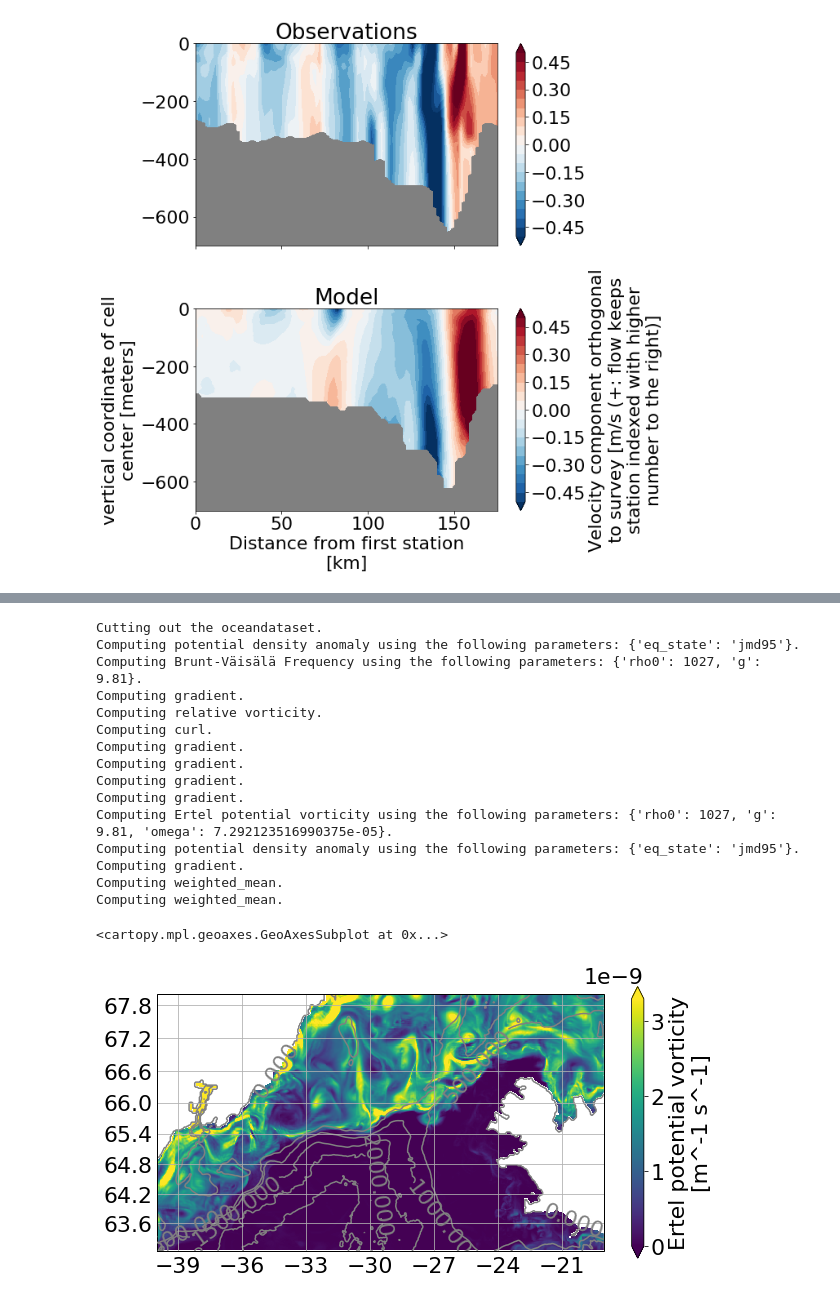
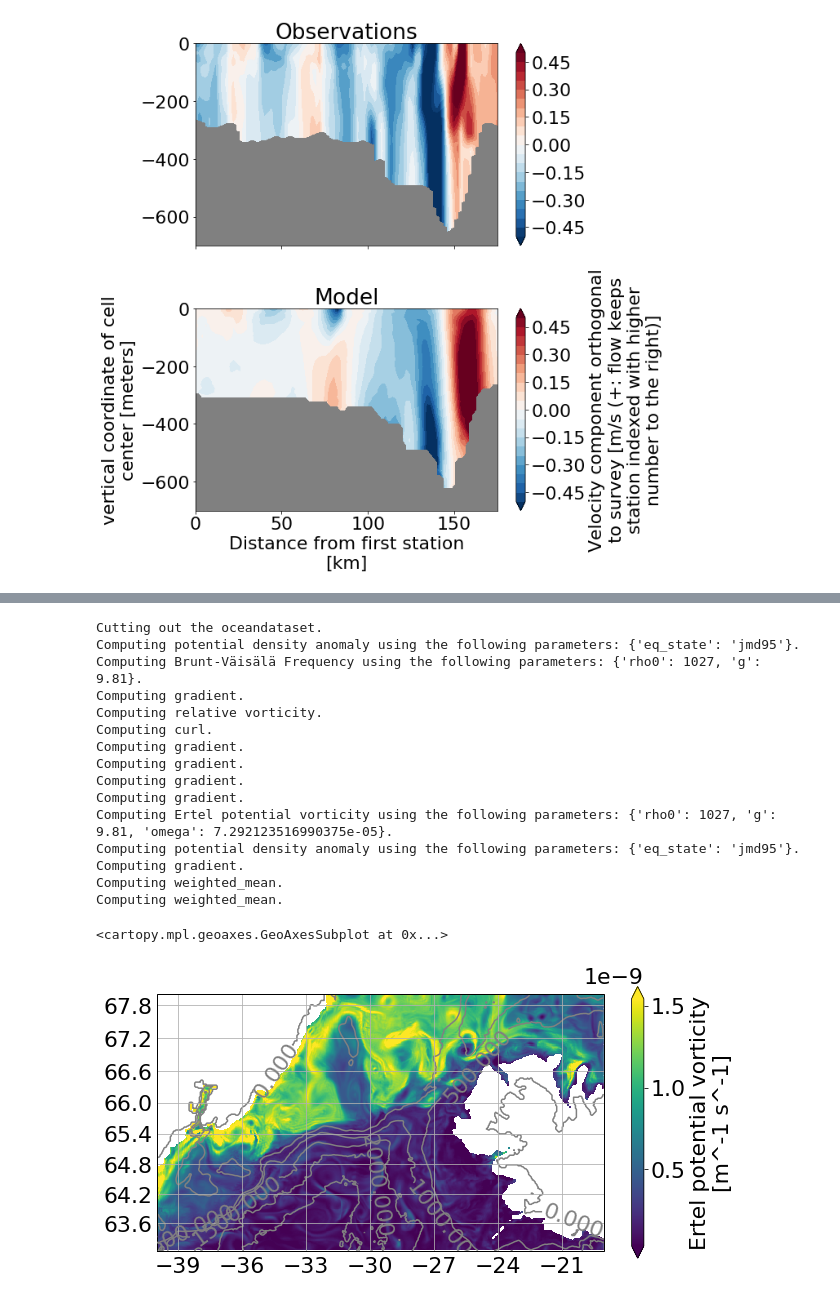
Before and after one commit to hainegroup/oceanspy, a Jupyter notebook: binder/IDIES_symposium.ipynb, the cells around one changed output, grey strips where cells are left out. Saved outputs shown, nothing was run; the diff lists cells and outputs as text; code cells hidden in the pictures.

```diff
--- a/binder/IDIES_symposium.ipynb
+++ b/binder/IDIES_symposium.ipynb
@@ -294,30 +318,30 @@ A simple example:
 # %%
-# Compute Ertel PV in the first 50m
-od_vage2011_surf = od_vage2011.subsample.cutout(ZRange = [0, -50])
+# Compute Ertel PV
+od_vage2011_surf = od_vage2011.subsample.cutout(ZRange = [-100, -150])
 od_vage2011_surf = od_vage2011_surf.compute.Ertel_potential_vorticity()
 
 # Plot Ertel PV
 fig = plt.figure(figsize=(10, 5))
 od_vage2011_surf.plot.horizontal_section(varName='Ertel_PV',
                                          contourName='Depth',
                                          meanAxes='Z',
                                          center=False,
                                          robust=True)
 # %% [output]
 Cutting out the oceandataset.
 Computing potential density anomaly using the following parameters: {'eq_state': 'jmd95'}.
 Computing Brunt-Väisälä Frequency using the following parameters: {'rho0': 1027, 'g': 9.81}.
 Computing gradient.
 Computing relative vorticity.
 Computing curl.
 Computing gradient.
 Computing gradient.
 Computing gradient.
 Computing gradient.
 Computing Ertel potential vorticity using the following parameters: {'rho0': 1027, 'g': 9.81, 'omega': 7.292123516990375e-05}.
 Computing potential density anomaly using the following parameters: {'eq_state': 'jmd95'}.
 Computing gradient.
 Computing weighted_mean.
 Computing weighted_mean.
 <cartopy.mpl.geoaxes.GeoAxesSubplot at 0x...>
-[figure, old version]
+[figure, new version]
```
Also changed, not shown: parts of 23 cells of this notebook, 1 other file.
